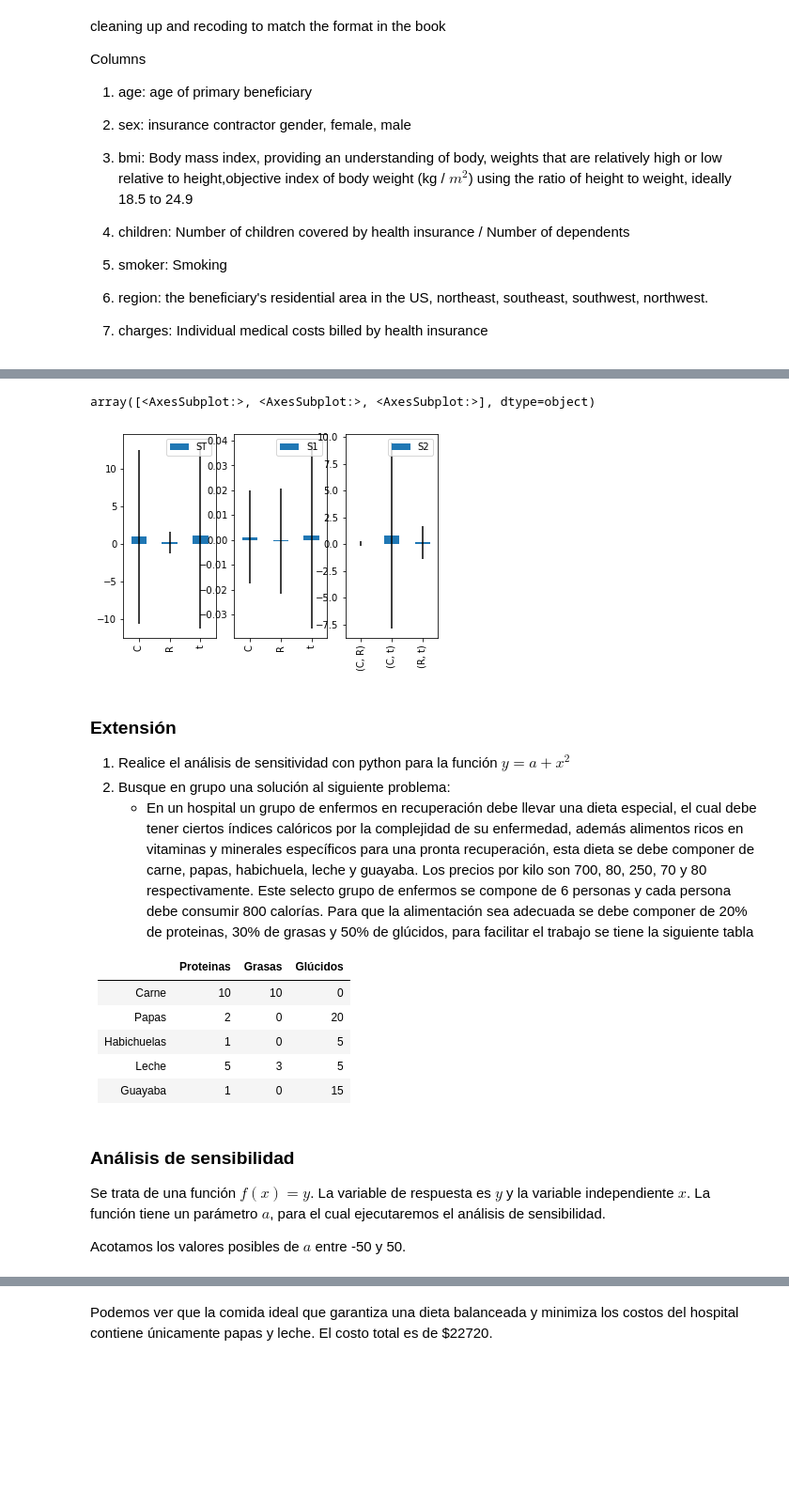
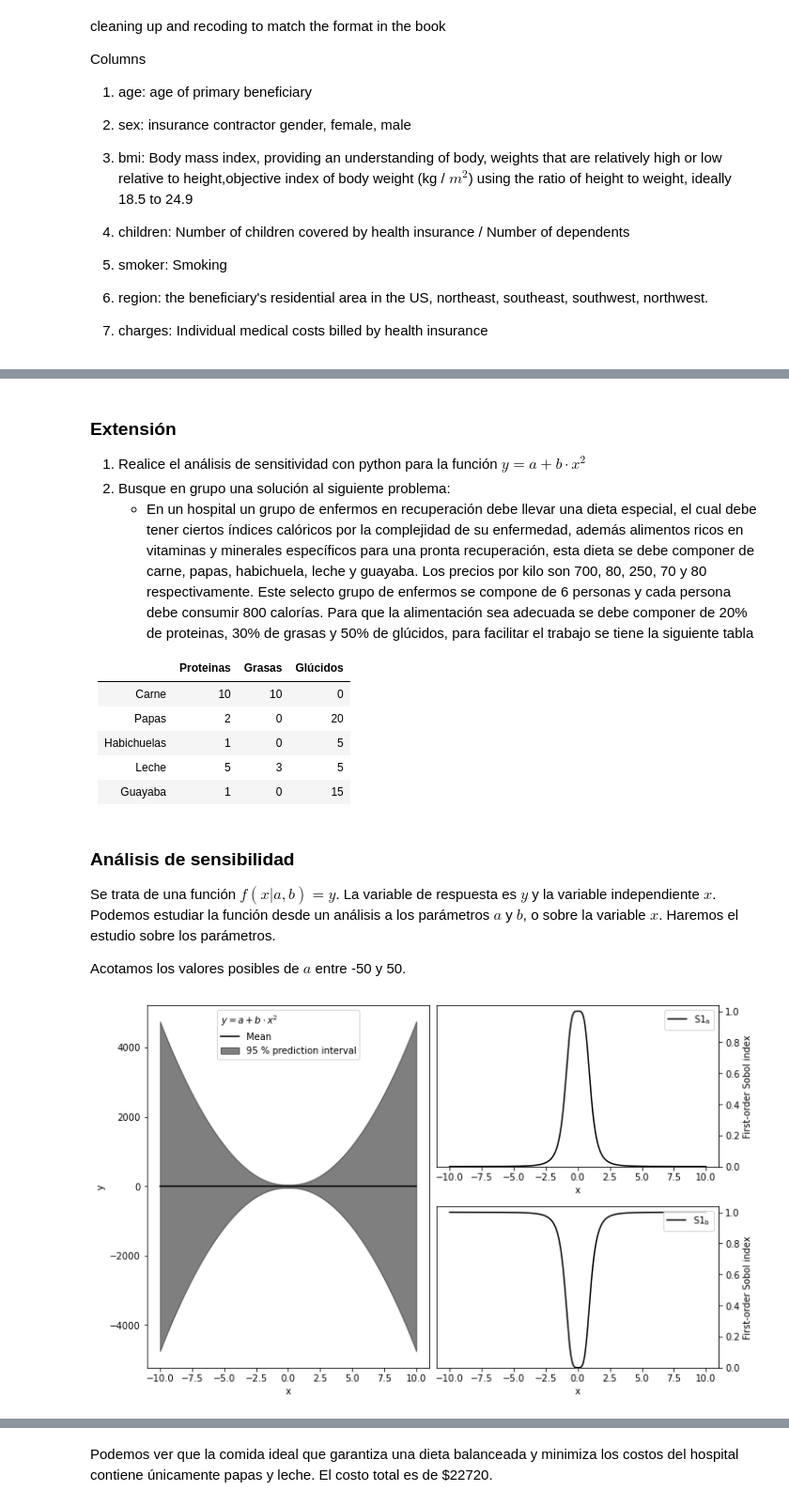
Before and after one commit to MantiMantilla/Ciencia-de-datos-aplicada-2021-20, a Jupyter notebook: Talleres/Módulo 4/Taller 8/Taller 8.ipynb, the cells around one changed output, grey strips where cells are left out. Shown at 94% size. Saved outputs shown, nothing was run; the diff lists cells and outputs as text; code cells hidden in the pictures; blank space fills up the shorter version.

```diff
--- a/Talleres/Módulo 4/Taller 8/Taller 8.ipynb
+++ b/Talleres/Módulo 4/Taller 8/Taller 8.ipynb
@@ -74,8 +33,0 @@ Las matrices de coeficientes de correlación son a menudo la primera herramienta
-# %%
-f = plt.figure(figsize=(19, 15))
-plt.matshow(data.corr(), fignum=f.number)
-plt.xticks(range(data.select_dtypes(['number']).shape[1]), data.select_dtypes(['number']).columns, fontsize=14, rotation=45)
-plt.yticks(range(data.select_dtypes(['number']).shape[1]), data.select_dtypes(['number']).columns, fontsize=14)
-cb = plt.colorbar()
-cb.ax.tick_params(labelsize=14)
-plt.title('Correlation Matrix', fontsize=16);
@@ -248,3 +33,0 @@ Un análisis hipotético se usa comúnmente para modelar cómo el cambio de vari
-# %%
-x=data.drop(['children','charges'],axis=1)
-y=data['charges']
@@ -301,3 +33,0 @@ muestras = saltelli.sample(problem, 1000, calc_second_order=False)
-# %%
-# Correr el modelo con las muestras
-Y = ET(muestras)
@@ -335,12 +34,7 @@ Salida.to_df()
-# %%
-Salida.plot()
-# %% [output]
-array([<AxesSubplot:>, <AxesSubplot:>, <AxesSubplot:>], dtype=object)
-[figure, removed]
 # %% [markdown]
 ### Extensión
 
-1. Realice el análisis de sensitividad con python para la función  $y = a + x^2$
+1. Realice el análisis de sensitividad con python para la función  $y = a + b\cdot x^2$
 2. Busque en grupo una solución al siguiente problema:
     * En un hospital un grupo de enfermos en recuperación debe llevar una dieta especial, el cual debe tener ciertos índices calóricos por la complejidad de su enfermedad, además alimentos ricos en vitaminas y minerales específicos para una pronta recuperación, esta dieta se debe componer de carne, papas, habichuela, leche y guayaba. Los precios por kilo son 700, 80, 250, 70 y 80 respectivamente. Este selecto grupo de enfermos se compone de 6 personas y cada persona debe consumir 800 calorías. Para que la alimentación sea adecuada se debe componer de 20% de proteinas, 30% de grasas y 50% de glúcidos, para facilitar el trabajo se tiene la siguiente tabla
 
@@ -354,6 +48,6 @@ array([<AxesSubplot:>, <AxesSubplot:>, <AxesSubplot:>], dtype=object)
 # %% [markdown]
 ### Análisis de sensibilidad
 
-Se trata de una función $f(x) = y$. La variable de respuesta es $y$ y la variable independiente $x$. La función tiene un parámetro $a$, para el cual ejecutaremos el análisis de sensibilidad.
+Se trata de una función $f(x| a, b) = y$. La variable de respuesta es $y$ y la variable independiente $x$. Podemos estudiar la función desde un análisis a los parámetros $a$ y $b$, o sobre la variable $x$. Haremos el estudio sobre los parámetros.
 
 Acotamos los valores posibles de $a$ entre -50 y 50.
@@ -361,0 +83,57 @@ Acotamos los valores posibles de $a$ entre -50 y 50.
+# %%
+# Creamos el arreglo para cada x de los efectos de primer orden para a y b.
+S1s = np.array([s['S1'] for s in sobol_indices])
+
+# Creamos un layout de figuras de 2x2.
+fig = plt.figure(figsize=(10, 6), constrained_layout=True)
+gs = fig.add_gridspec(2, 2)
+
+# Las dos filas de la primera columna perteneceran a un gráfico.
+ax0 = fig.add_subplot(gs[:, 0])
+
+# Las dos filas de la segunda columna perteneceran a dos gráficos.
+ax1 = fig.add_subplot(gs[0, 1])
+ax2 = fig.add_subplot(gs[1, 1])
+
+# Generaremos los 2 gráficos de la segunda columna.
+# Los dos gráficos indican para cada valor de x en el intervalo,
+# el valor del efecto de primer nivel de los parámetros a y b respectivamente.
+for i, ax in enumerate([ax1, ax2]):
+    ax.plot(x, S1s[:, i],
+            label=r'S1$_\mathregular{{{}}}$'.format(problem["names"][i]),
+            color='black')
+    ax.set_xlabel("x")
+    ax.set_ylabel("First-order Sobol index")
+
+    ax.set_ylim(0, 1.04)
+
+    ax.yaxis.set_label_position("right")
+    ax.yaxis.tick_right()
+
+    ax.legend(loc='upper right')
+
+# graficamos la media de todas las parabolas generadas por la muestra del problema.
+# Evidentemente debe ser una recta horizontal.
+# Si hubieramos estudiado valores de a y b que produjeran solo parabolas positivas, la media de las parabolas sería también una parábola.
+ax0.plot(x, np.mean(y, axis=0), label="Mean", color='black')
+
+# Establecemos el intervalo de predicción de la variable y.
+prediction_interval = 95
+
+# Coloreamos alrededor de los valores de y de cada curva
+# Acá, y es un arreglo de valores para su x respectivo.
+# A ese arreglo le pedimos el valor de los percentiles 97.5 y 2.5 y los usamos como límites del  espacio a colorear.
+ax0.fill_between(x,
+                 np.percentile(y, 50 - prediction_interval/2., axis=0),
+                 np.percentile(y, 50 + prediction_interval/2., axis=0),
+                 alpha=0.5, color='black',
+                 label=f"{prediction_interval} % prediction interval")
+
+ax0.set_xlabel("x")
+ax0.set_ylabel("y")
+ax0.legend(title=r"$y=a+b\cdot x^2$",
+           loc='upper center')._legend_box.align = "left"
+
+plt.show()
+# %% [output]
+[figure, added]
```
Also changed, not shown: parts of 39 cells of this notebook, 2 other files.
